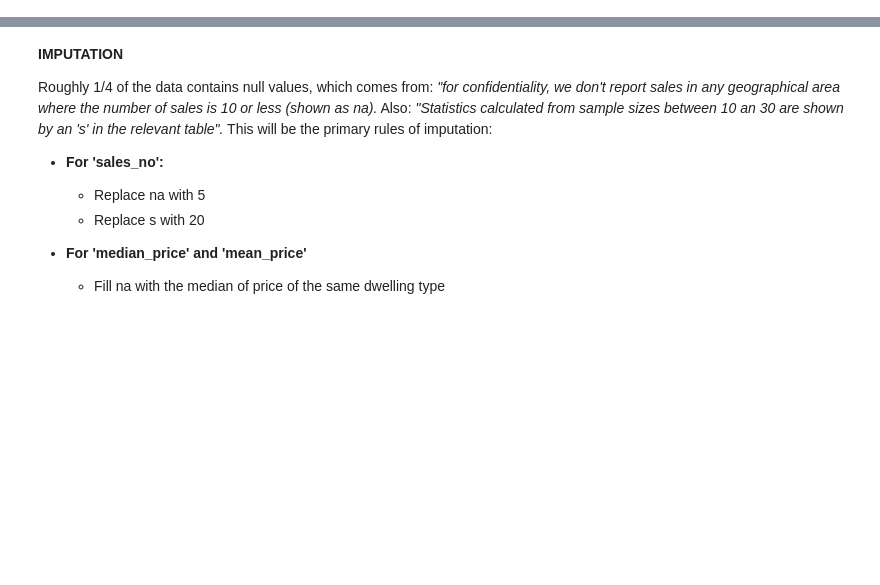
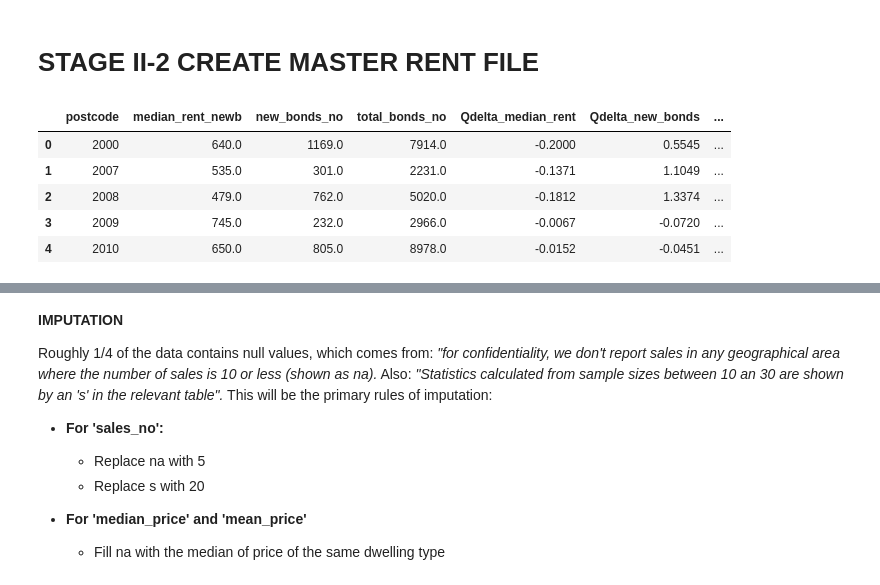
Before and after one commit to walthersy/NSW-house-price, a Jupyter notebook: Data Cleaning Process.ipynb, the cells around one changed output, grey strips where cells are left out. Cells and saved outputs as stored; diff of their text form; code cells hidden in the pictures; blank space fills up the shorter version.

```diff
--- a/Data Cleaning Process.ipynb
+++ b/Data Cleaning Process.ipynb
@@ -3,0 +86,21 @@ import numpy as np
+# %% [markdown]
+# STAGE II-2 CREATE MASTER RENT FILE
+# %%
+# Read rent 2017-2018
+rent17_18 = "Files/rent_2017_2018"
+rent17_18 = pd.read_csv(rent17_18)
+
+# Read rent 2019-2021
+rent19_21 = "Files/rent_2019_2021"
+rent19_21 = pd.read_csv(rent19_21)
+
+# Concat both rent files
+rent_full = pd.concat([rent17_18, rent19_21])
+rent_full.head()
+# %% [output]
+|  | postcode | median_rent_newb | new_bonds_no | total_bonds_no | Qdelta_median_rent | Qdelta_new_bonds | ... |
+| 0 | 2000 | 640.0 | 1169.0 | 7914.0 | -0.2000 | 0.5545 | ... |
+| 1 | 2007 | 535.0 | 301.0 | 2231.0 | -0.1371 | 1.1049 | ... |
+| 2 | 2008 | 479.0 | 762.0 | 5020.0 | -0.1812 | 1.3374 | ... |
+| 3 | 2009 | 745.0 | 232.0 | 2966.0 | -0.0067 | -0.0720 | ... |
+| 4 | 2010 | 650.0 | 805.0 | 8978.0 | -0.0152 | -0.0451 | ... |
```
Also changed, not shown: parts of 45 cells of this notebook, 4 other files.
